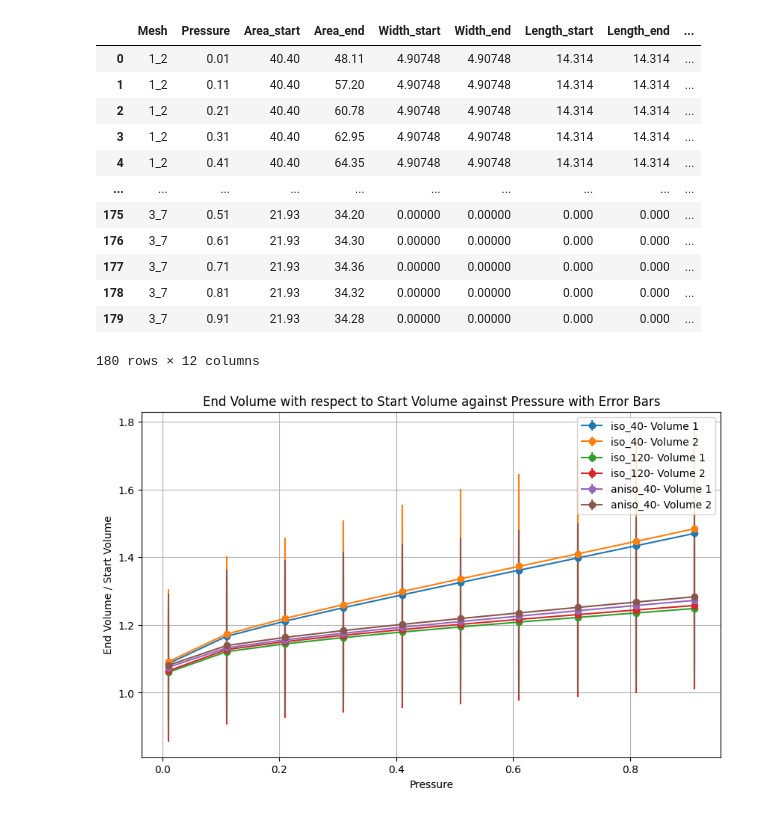
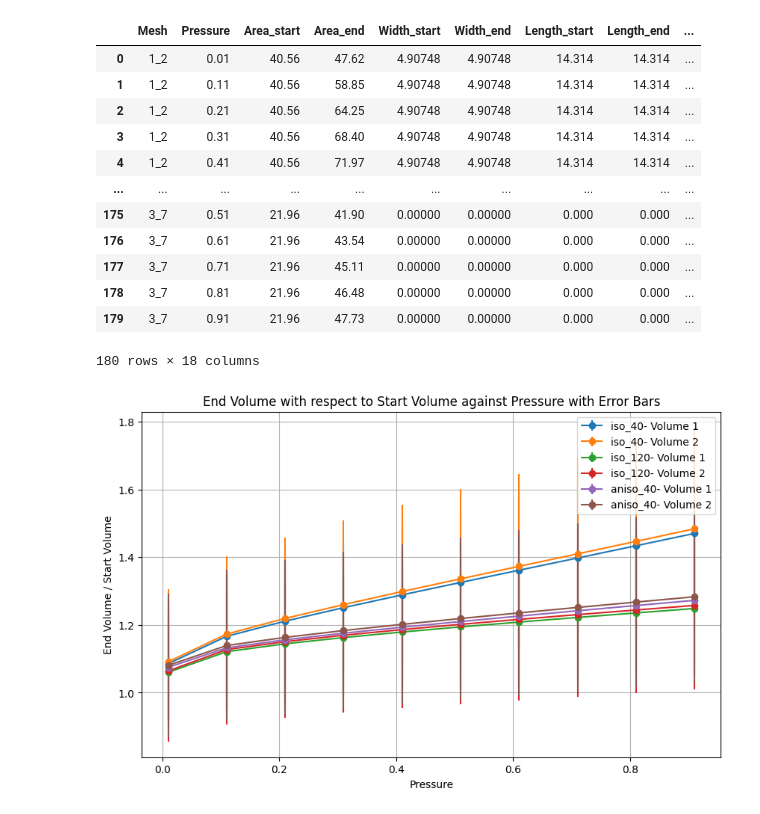
Before and after one commit to mtomtom/onion-stomatal-geometry, a Jupyter notebook: output/results.ipynb, the cells around one changed output. Drawn from its saved outputs; the diff is of its cells as text; code cells hidden in the pictures.

Commit message:
New simulations including pore width calculations

```diff
--- a/output/results.ipynb
+++ b/output/results.ipynb
@@ -1,26 +1,28 @@
 # %%
 import matplotlib.pyplot as plt
 import pandas as pd
 
 data_iso_40 = pd.read_csv("results_iso.csv")
 data_iso_120 = pd.read_csv("results_iso_120.csv")
 data_aniso_40 = pd.read_csv("results_aniso_40_200.csv")
+data_aniso_40_200 = pd.read_csv("results_aniso_40_200_width.csv")
+data_iso_120_width = pd.read_csv("results_iso_120_width.csv")
 
-data_iso_40
+data_aniso_40_200
 # %% [output]
 |  | Mesh | Pressure | Area_start | Area_end | Width_start | Width_end | Length_start | Length_end | ... |
-| 0 | 1_2 | 0.01 | 40.40 | 48.11 | 4.90748 | 4.90748 | 14.314 | 14.314 | ... |
-| 1 | 1_2 | 0.11 | 40.40 | 57.20 | 4.90748 | 4.90748 | 14.314 | 14.314 | ... |
-| 2 | 1_2 | 0.21 | 40.40 | 60.78 | 4.90748 | 4.90748 | 14.314 | 14.314 | ... |
-| 3 | 1_2 | 0.31 | 40.40 | 62.95 | 4.90748 | 4.90748 | 14.314 | 14.314 | ... |
-| 4 | 1_2 | 0.41 | 40.40 | 64.35 | 4.90748 | 4.90748 | 14.314 | 14.314 | ... |
+| 0 | 1_2 | 0.01 | 40.56 | 47.62 | 4.90748 | 4.90748 | 14.314 | 14.314 | ... |
+| 1 | 1_2 | 0.11 | 40.56 | 58.85 | 4.90748 | 4.90748 | 14.314 | 14.314 | ... |
+| 2 | 1_2 | 0.21 | 40.56 | 64.25 | 4.90748 | 4.90748 | 14.314 | 14.314 | ... |
+| 3 | 1_2 | 0.31 | 40.56 | 68.40 | 4.90748 | 4.90748 | 14.314 | 14.314 | ... |
+| 4 | 1_2 | 0.41 | 40.56 | 71.97 | 4.90748 | 4.90748 | 14.314 | 14.314 | ... |
 | ... | ... | ... | ... | ... | ... | ... | ... | ... | ... |
-| 175 | 3_7 | 0.51 | 21.93 | 34.20 | 0.00000 | 0.00000 | 0.000 | 0.000 | ... |
-| 176 | 3_7 | 0.61 | 21.93 | 34.30 | 0.00000 | 0.00000 | 0.000 | 0.000 | ... |
-| 177 | 3_7 | 0.71 | 21.93 | 34.36 | 0.00000 | 0.00000 | 0.000 | 0.000 | ... |
-| 178 | 3_7 | 0.81 | 21.93 | 34.32 | 0.00000 | 0.00000 | 0.000 | 0.000 | ... |
-| 179 | 3_7 | 0.91 | 21.93 | 34.28 | 0.00000 | 0.00000 | 0.000 | 0.000 | ... |
+| 175 | 3_7 | 0.51 | 21.96 | 41.90 | 0.00000 | 0.00000 | 0.000 | 0.000 | ... |
+| 176 | 3_7 | 0.61 | 21.96 | 43.54 | 0.00000 | 0.00000 | 0.000 | 0.000 | ... |
+| 177 | 3_7 | 0.71 | 21.96 | 45.11 | 0.00000 | 0.00000 | 0.000 | 0.000 | ... |
+| 178 | 3_7 | 0.81 | 21.96 | 46.48 | 0.00000 | 0.00000 | 0.000 | 0.000 | ... |
+| 179 | 3_7 | 0.91 | 21.96 | 47.73 | 0.00000 | 0.00000 | 0.000 | 0.000 | ... |
-180 rows × 12 columns
+180 rows × 18 columns
 # %%
 ## For each dataset, plot the change in volume with respect to the initial volume, against the pressure. Include the error bars.
 
```
Also changed, not shown: parts of 2 cells of this notebook, 8 other files.
